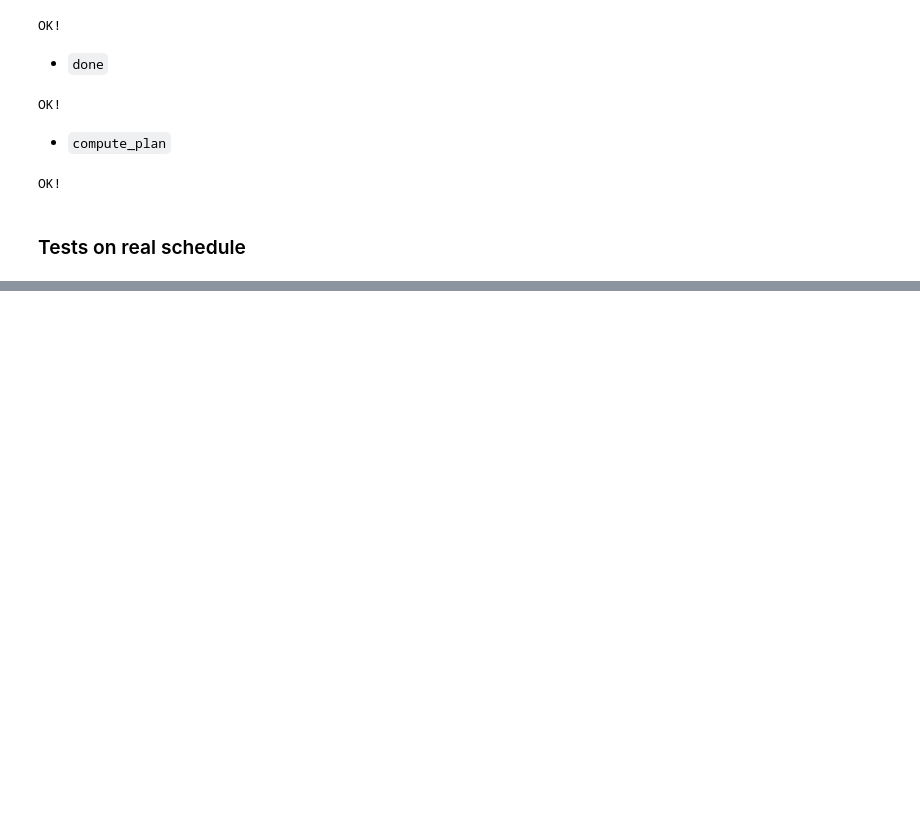
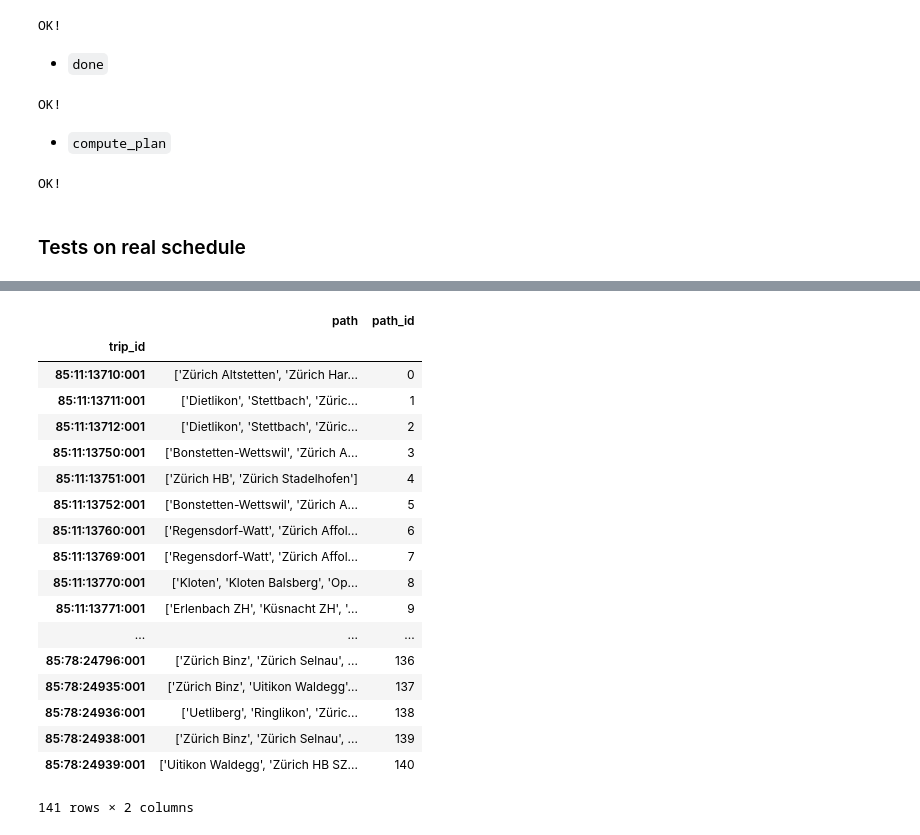
Before and after one commit to marcozov/journey_planning, a Jupyter notebook: final_project_nic.ipynb, the cells around one changed output, grey strips where cells are left out. Saved outputs shown, nothing was run; the diff lists cells and outputs as text; code cells hidden in the pictures; blank space fills up the shorter version.

```diff
--- a/final_project_nic.ipynb
+++ b/final_project_nic.ipynb
@@ -676,0 +680,26 @@ planner.walking_edges.loc[[ 98473, 98474, 98470, 98471]]
+# %%
+paths = pd.read_pickle("data/trip_paths.pkl")
+# %%
+pd.set_option('display.max_colwidth', -1)
+display(pd.DataFrame(paths[["path", "path_id"]].drop_duplicates()))
+pd.set_option('display.max_colwidth', 50)
+# %% [output]
+|  | path | path_id |
+| trip_id |  |  |
+| 85:11:13710:001 | ['Zürich Altstetten', 'Zürich Har... | 0 |
+| 85:11:13711:001 | ['Dietlikon', 'Stettbach', 'Züric... | 1 |
+| 85:11:13712:001 | ['Dietlikon', 'Stettbach', 'Züric... | 2 |
+| 85:11:13750:001 | ['Bonstetten-Wettswil', 'Zürich A... | 3 |
+| 85:11:13751:001 | ['Zürich HB', 'Zürich Stadelhofen'] | 4 |
+| 85:11:13752:001 | ['Bonstetten-Wettswil', 'Zürich A... | 5 |
+| 85:11:13760:001 | ['Regensdorf-Watt', 'Zürich Affol... | 6 |
+| 85:11:13769:001 | ['Regensdorf-Watt', 'Zürich Affol... | 7 |
+| 85:11:13770:001 | ['Kloten', 'Kloten Balsberg', 'Op... | 8 |
+| 85:11:13771:001 | ['Erlenbach ZH', 'Küsnacht ZH', '... | 9 |
+| ... | ... | ... |
+| 85:78:24796:001 | ['Zürich Binz', 'Zürich Selnau', ... | 136 |
+| 85:78:24935:001 | ['Zürich Binz', 'Uitikon Waldegg'... | 137 |
+| 85:78:24936:001 | ['Uetliberg', 'Ringlikon', 'Züric... | 138 |
+| 85:78:24938:001 | ['Zürich Binz', 'Zürich Selnau', ... | 139 |
+| 85:78:24939:001 | ['Uitikon Waldegg', 'Zürich HB SZ... | 140 |
+141 rows × 2 columns
```
Also changed, not shown: parts of 17 cells of this notebook, 3 other files.
